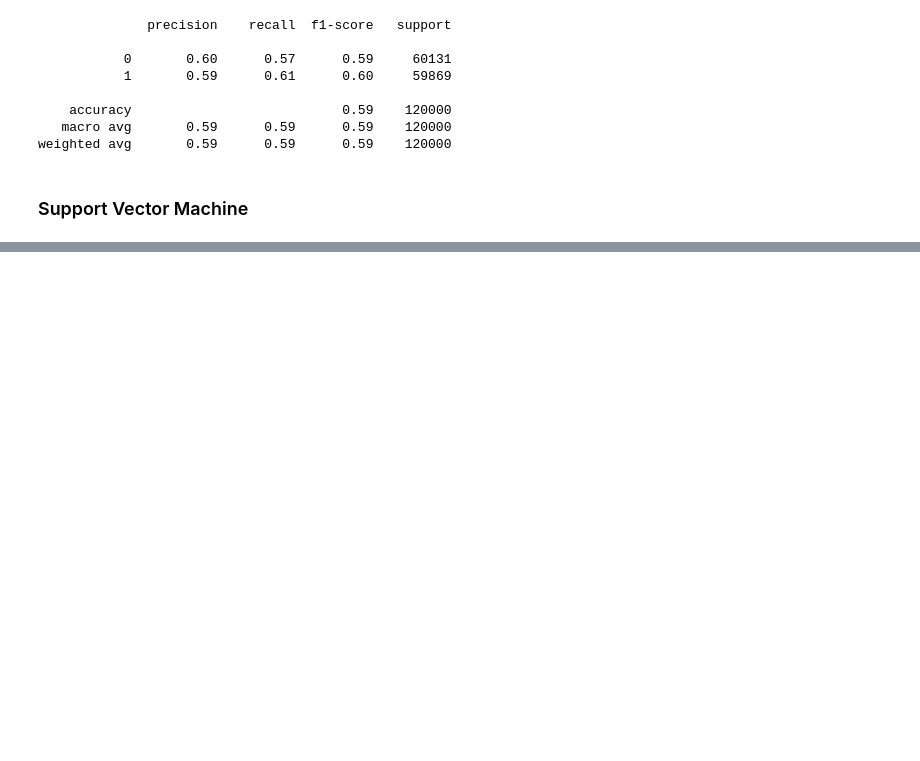
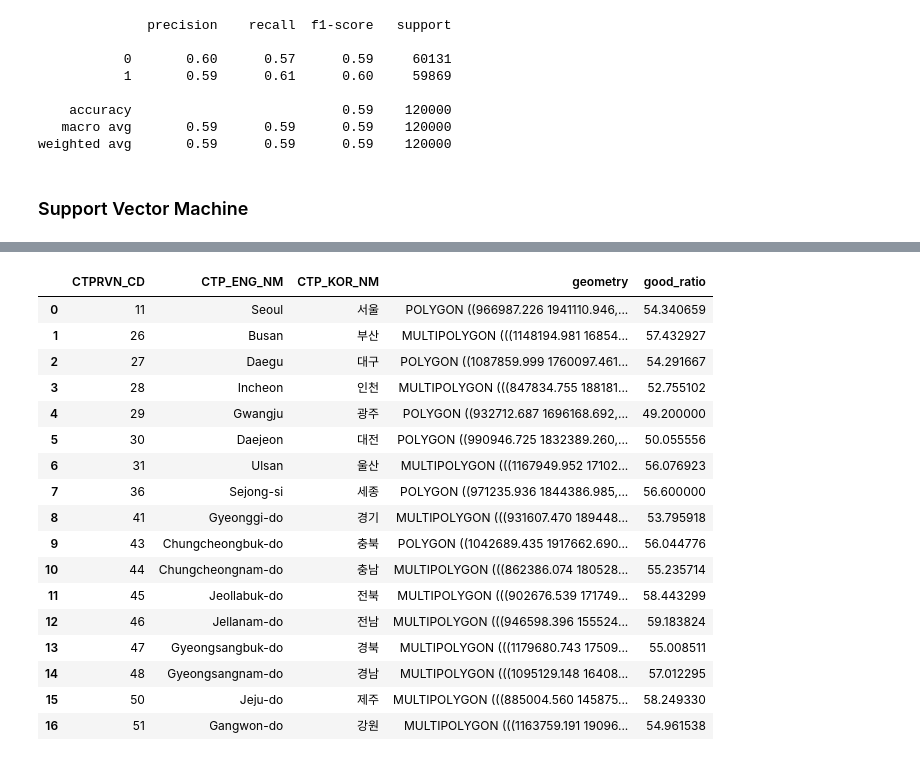
Before and after one commit to nohjuhyeon/AI_LKJ_hubs_fastapi, a Jupyter notebook: data_analysis/instagram_review/instagram_review_jh_third.ipynb, the cells around one changed output, grey strips where cells are left out. Drawn from its saved outputs; the diff is of its cells as text; code cells hidden in the pictures; blank space fills up the shorter version.

```diff
--- a/data_analysis/instagram_review/instagram_review_jh_third.ipynb
+++ b/data_analysis/instagram_review/instagram_review_jh_third.ipynb
@@ -451,0 +651,18 @@ df_sns_review['goodorbad'] = svm_model.predict(features)
+# %%
+korea.loc[korea['CTP_KOR_NM'] == '강원특별자치도', 'CTP_KOR_NM'] = '강원'
+korea.loc[korea['CTP_KOR_NM'] == '경기도', 'CTP_KOR_NM'] = '경기'
+korea.loc[korea['CTP_KOR_NM'] == '경상남도', 'CTP_KOR_NM'] = '경남'
+korea.loc[korea['CTP_KOR_NM'] == '경상북도', 'CTP_KOR_NM'] = '경북'
+korea.loc[korea['CTP_KOR_NM'] == '광주광역시', 'CTP_KOR_NM'] = '광주'
+korea.loc[korea['CTP_KOR_NM'] == '대구광역시', 'CTP_KOR_NM'] = '대구'
+korea.loc[korea['CTP_KOR_NM'] == '대전광역시', 'CTP_KOR_NM'] = '대전'
+korea.loc[korea['CTP_KOR_NM'] == '부산광역시', 'CTP_KOR_NM'] = '부산'
+korea.loc[korea['CTP_KOR_NM'] == '서울특별시', 'CTP_KOR_NM'] = '서울'
+korea.loc[korea['CTP_KOR_NM'] == '세종특별자치시', 'CTP_KOR_NM'] = '세종'
+korea.loc[korea['CTP_KOR_NM'] == '울산광역시', 'CTP_KOR_NM'] = '울산'
+korea.loc[korea['CTP_KOR_NM'] == '인천광역시', 'CTP_KOR_NM'] = '인천'
+korea.loc[korea['CTP_KOR_NM'] == '전라남도', 'CTP_KOR_NM'] = '전남'
+korea.loc[korea['CTP_KOR_NM'] == '전라북도', 'CTP_KOR_NM'] = '전북'
+korea.loc[korea['CTP_KOR_NM'] == '제주특별자치도', 'CTP_KOR_NM'] = '제주'
+korea.loc[korea['CTP_KOR_NM'] == '충청남도', 'CTP_KOR_NM'] = '충남'
+korea.loc[korea['CTP_KOR_NM'] == '충청북도', 'CTP_KOR_NM'] = '충북'
@@ -451,0 +691,22 @@ df_sns_review['goodorbad'] = svm_model.predict(features)
+# %%
+pivot_review_good_map = pd.merge(korea, pivot_review_good, left_on='CTP_KOR_NM', right_on='region', how='left')
+pivot_review_good_map
+# %% [output]
+|  | CTPRVN_CD | CTP_ENG_NM | CTP_KOR_NM | geometry | good_ratio |
+| 0 | 11 | Seoul | 서울 | POLYGON ((966987.226 1941110.946,... | 54.340659 |
+| 1 | 26 | Busan | 부산 | MULTIPOLYGON (((1148194.981 16854... | 57.432927 |
+| 2 | 27 | Daegu | 대구 | POLYGON ((1087859.999 1760097.461... | 54.291667 |
+| 3 | 28 | Incheon | 인천 | MULTIPOLYGON (((847834.755 188181... | 52.755102 |
+| 4 | 29 | Gwangju | 광주 | POLYGON ((932712.687 1696168.692,... | 49.200000 |
+| 5 | 30 | Daejeon | 대전 | POLYGON ((990946.725 1832389.260,... | 50.055556 |
+| 6 | 31 | Ulsan | 울산 | MULTIPOLYGON (((1167949.952 17102... | 56.076923 |
+| 7 | 36 | Sejong-si | 세종 | POLYGON ((971235.936 1844386.985,... | 56.600000 |
+| 8 | 41 | Gyeonggi-do | 경기 | MULTIPOLYGON (((931607.470 189448... | 53.795918 |
+| 9 | 43 | Chungcheongbuk-do | 충북 | POLYGON ((1042689.435 1917662.690... | 56.044776 |
+| 10 | 44 | Chungcheongnam-do | 충남 | MULTIPOLYGON (((862386.074 180528... | 55.235714 |
+| 11 | 45 | Jeollabuk-do | 전북 | MULTIPOLYGON (((902676.539 171749... | 58.443299 |
+| 12 | 46 | Jellanam-do | 전남 | MULTIPOLYGON (((946598.396 155524... | 59.183824 |
+| 13 | 47 | Gyeongsangbuk-do | 경북 | MULTIPOLYGON (((1179680.743 17509... | 55.008511 |
+| 14 | 48 | Gyeongsangnam-do | 경남 | MULTIPOLYGON (((1095129.148 16408... | 57.012295 |
+| 15 | 50 | Jeju-do | 제주 | MULTIPOLYGON (((885004.560 145875... | 58.249330 |
+| 16 | 51 | Gangwon-do | 강원 | MULTIPOLYGON (((1163759.191 19096... | 54.961538 |
```
Also changed, not shown: parts of 50 cells of this notebook, 5 other files.
